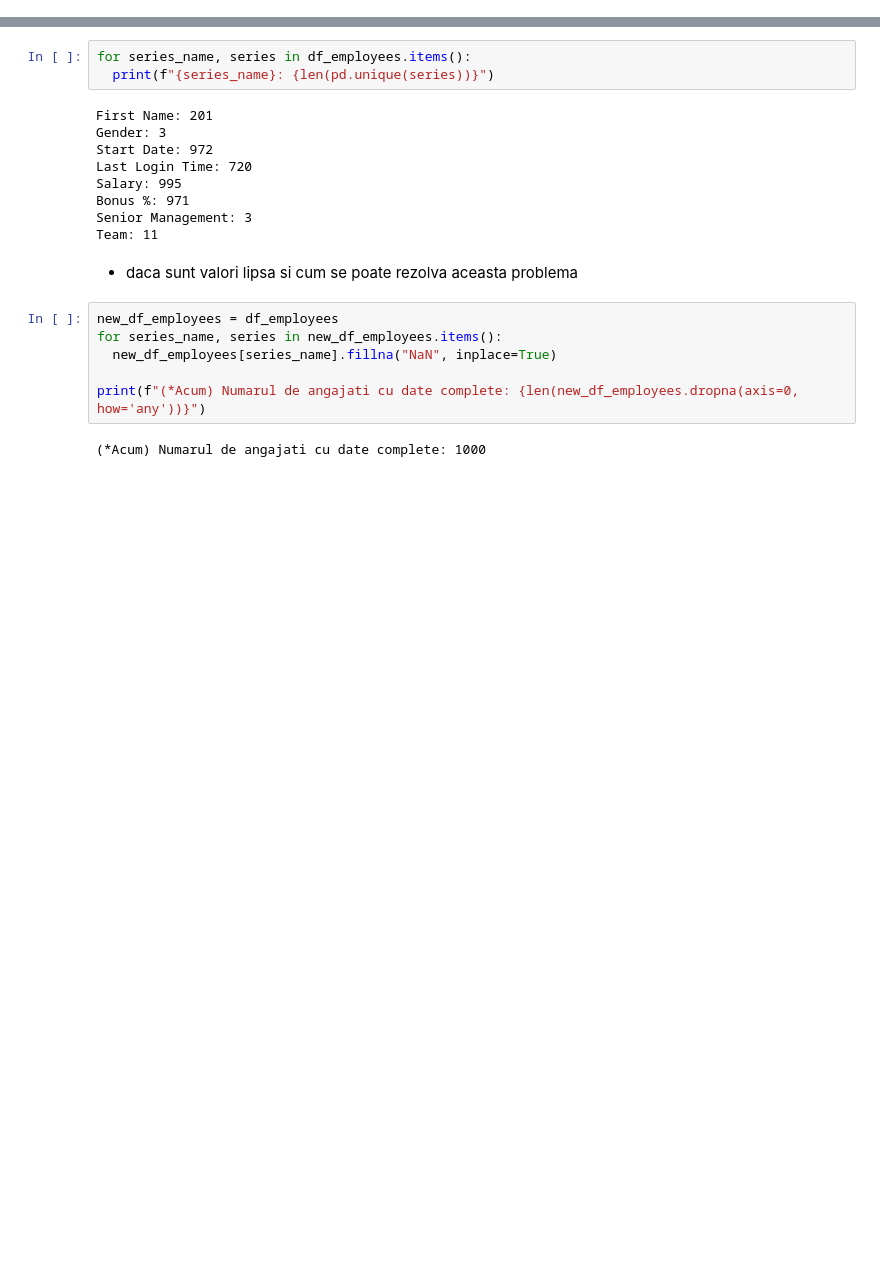
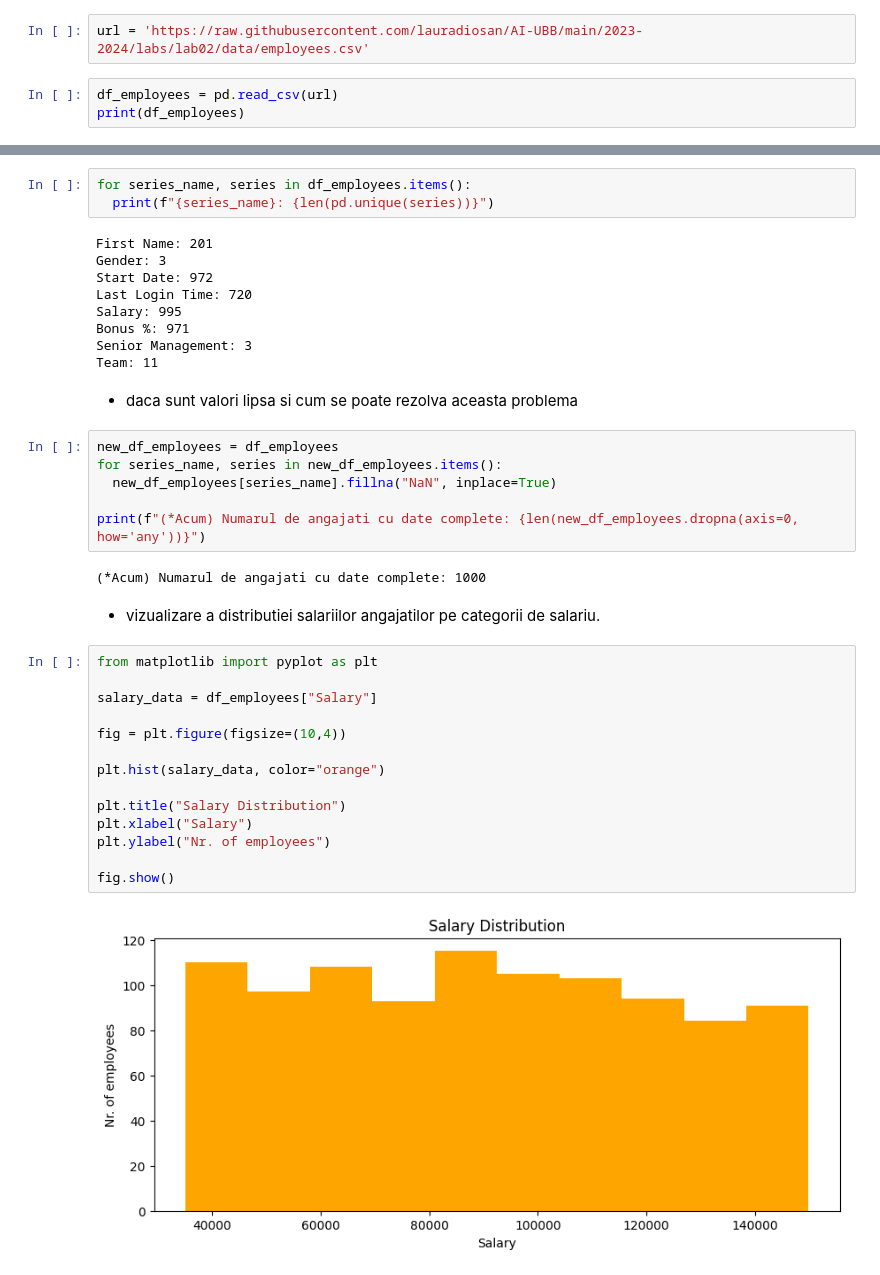
Before and after one commit to RegusAl/UBB, a Jupyter notebook: Semestrul 4/Inteligenta Artificiala/Laboratoare/Lab 2/Lab2.ipynb, the cells around one changed output, grey strips where cells are left out. Cells and saved outputs as stored; diff of their text form; blank space fills up the shorter version.

```diff
--- a/Semestrul 4/Inteligenta Artificiala/Laboratoare/Lab 2/Lab2.ipynb
+++ b/Semestrul 4/Inteligenta Artificiala/Laboratoare/Lab 2/Lab2.ipynb
@@ -8,0 +6,5 @@ print(df_employees)
+# %%
+url = 'https://raw.githubusercontent.com/lauradiosan/AI-UBB/main/2023-2024/labs/lab02/data/employees.csv'
+# %%
+df_employees = pd.read_csv(url)
+print(df_employees)
@@ -65,3 +85,21 @@ for series_name, series in new_df_employees.items():
 print(f"(*Acum) Numarul de angajati cu date complete: {len(new_df_employees.dropna(axis=0, how='any'))}")
 # %% [output]
 (*Acum) Numarul de angajati cu date complete: 1000
+# %% [markdown]
+- vizualizare a distributiei salariilor angajatilor pe categorii de salariu.
+# %%
+from matplotlib import pyplot as plt
+
+salary_data = df_employees["Salary"]
+
+fig = plt.figure(figsize=(10,4))
+
+plt.hist(salary_data, color="orange")
+
+plt.title("Salary Distribution")
+plt.xlabel("Salary")
+plt.ylabel("Nr. of employees")
+
+fig.show()
+# %% [output]
+[figure, added]
```
Also changed, not shown: parts of 7 cells of this notebook.
